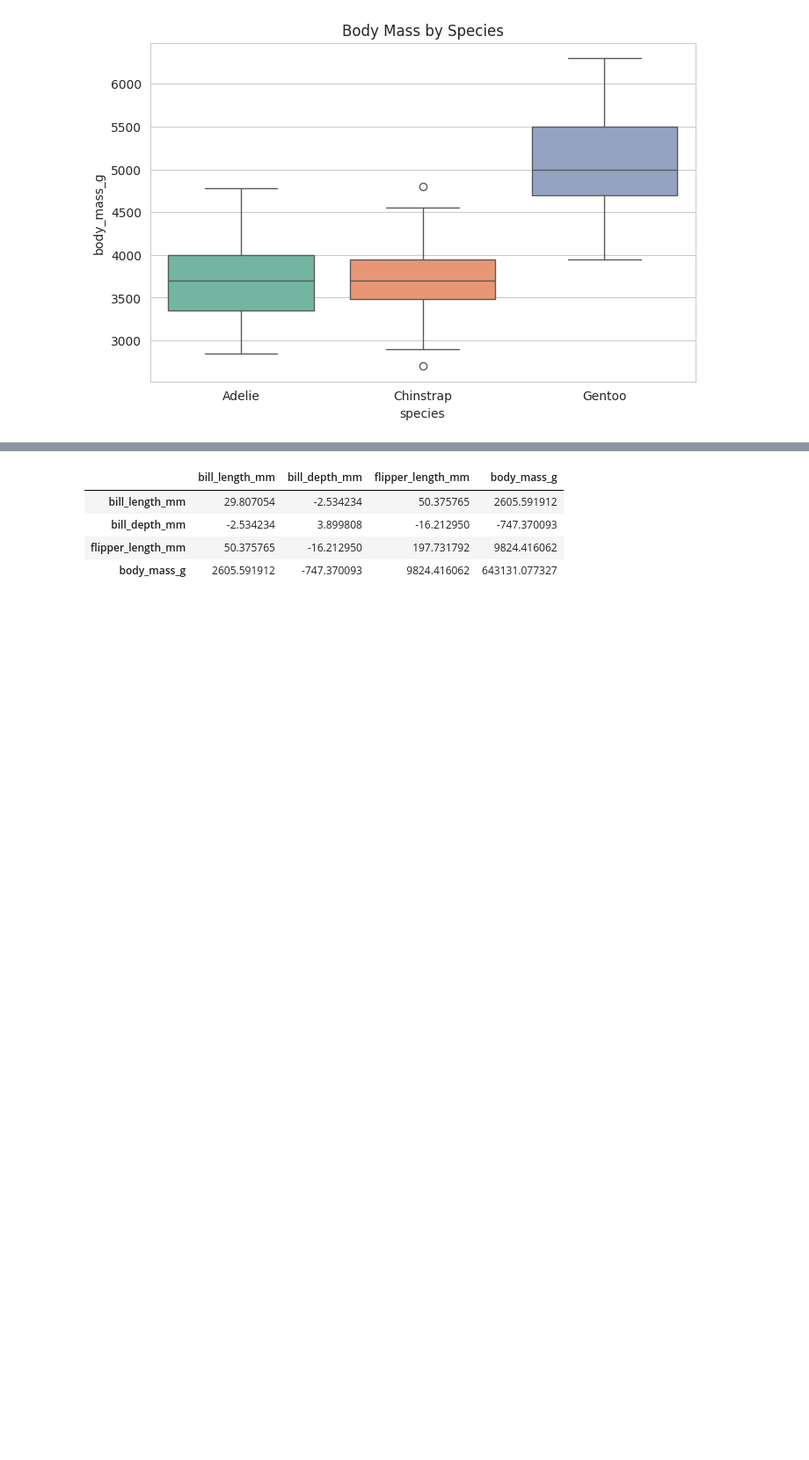
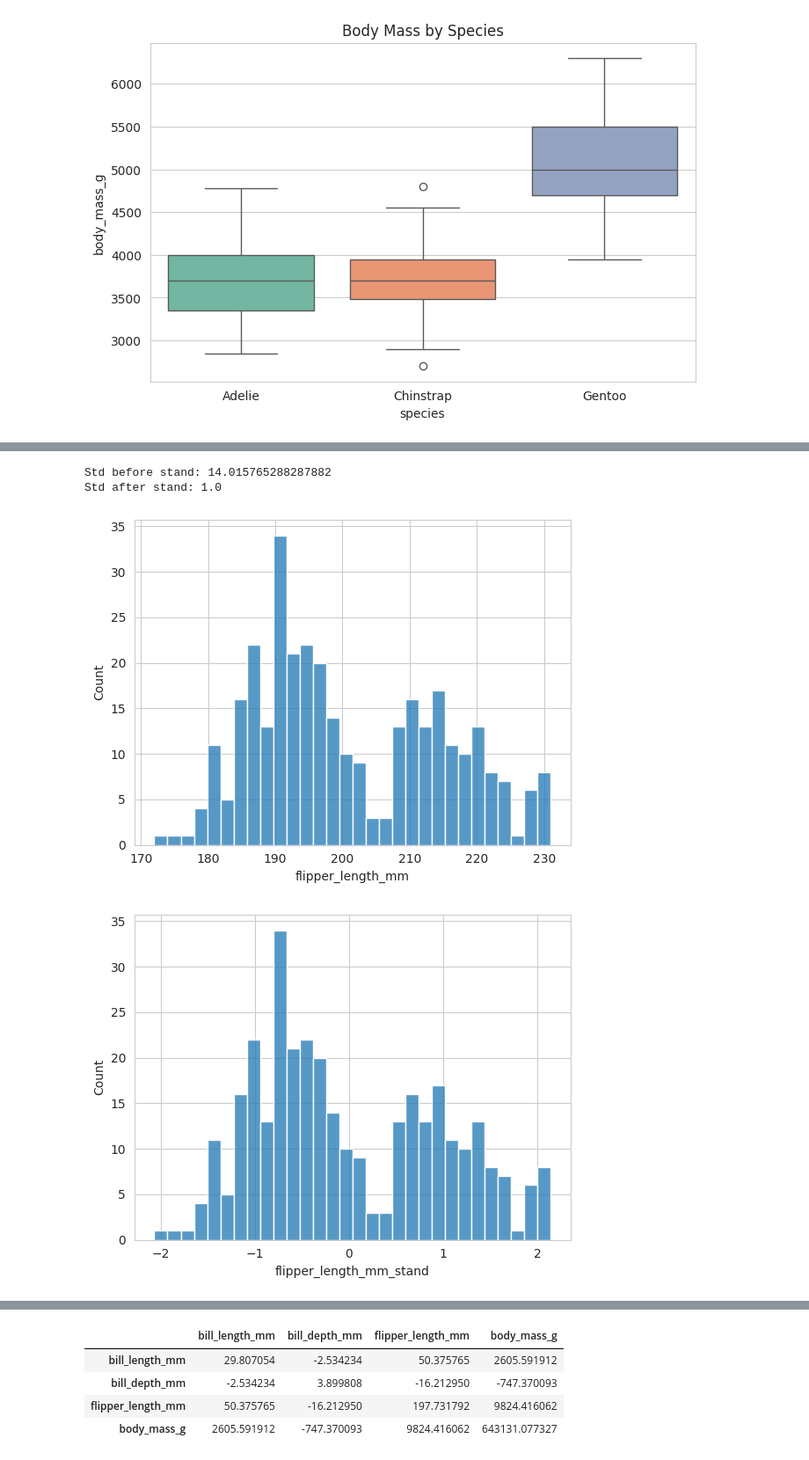
Before and after one commit to AbdulrahmanB-25/Understanding_Data_using_Statistics, a Jupyter notebook: Understanding_Data_using_Statistics.ipynb, the cells around one changed output, grey strips where cells are left out. Shown at 88% size. Cells and saved outputs as stored; diff of their text form; code cells hidden in the pictures; blank space fills up the shorter version.

```diff
--- a/Understanding_Data_using_Statistics.ipynb
+++ b/Understanding_Data_using_Statistics.ipynb
@@ -117,0 +161,18 @@ Passing `palette` without assigning `hue` is deprecated and will be removed in v
+# %%
+#here we do standerzation and showing std dev before and after
+mean = new_df["flipper_length_mm"].mean()
+std = new_df["flipper_length_mm"].std()
+new_df["flipper_length_mm_stand"] = (new_df["flipper_length_mm"] - mean)/std
+print(f"Std before stand: {std}")
+print(f"Std after stand: {new_df["flipper_length_mm_stand"].std()}")
+# %% [output]
+Std before stand: 14.015765288287882
+Std after stand: 1.0
+# %%
+sns.histplot(data=new_df["flipper_length_mm"],bins=30)
+plt.show()
+sns.histplot(data=new_df["flipper_length_mm_stand"],bins=30)
+plt.show()
+# %% [output]
+[figure, added]
+[figure, added]
```
Also changed, not shown: parts of 7 cells of this notebook.
